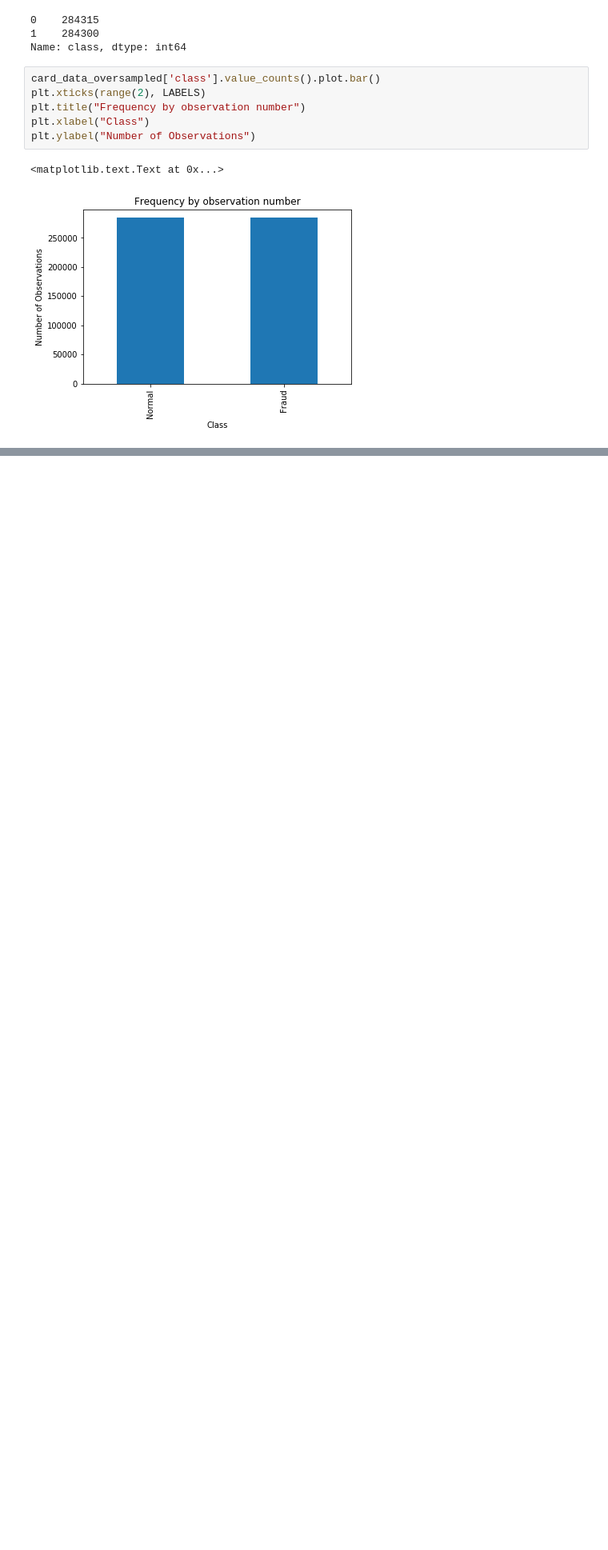
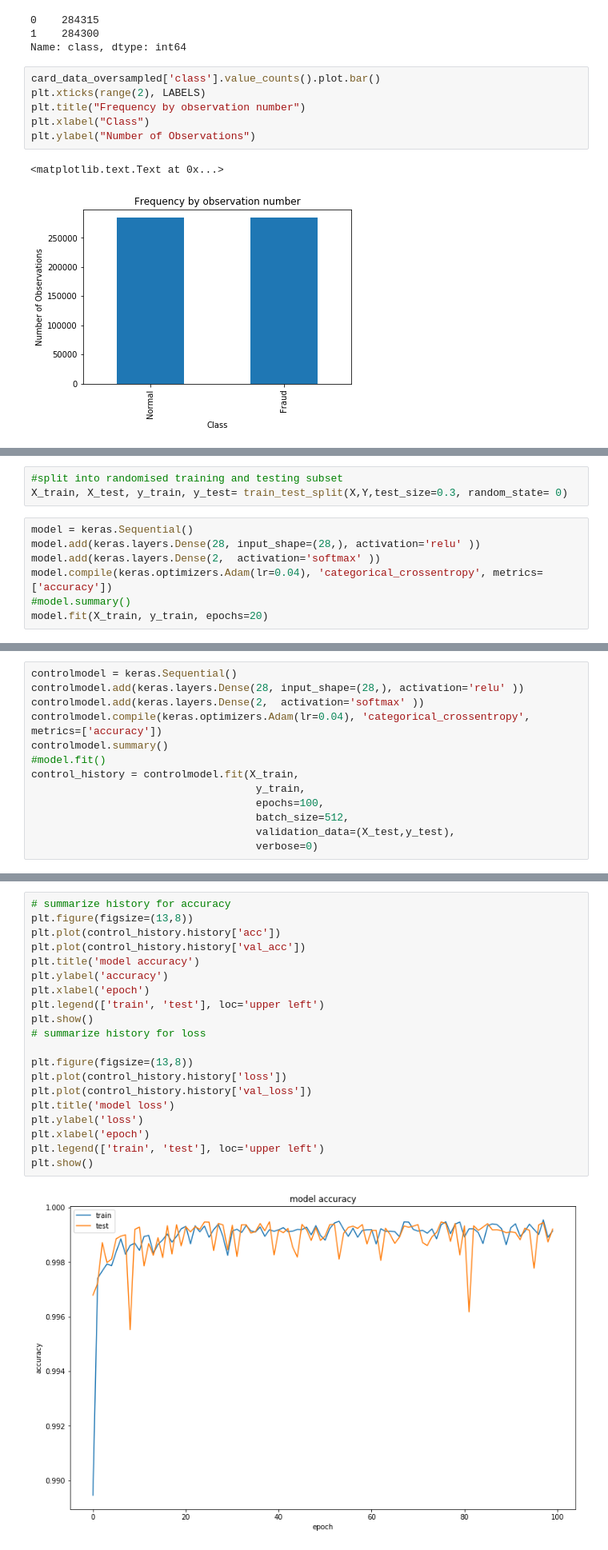
Before and after one commit to Bnic3/creditcard_fraud_detector, a Jupyter notebook: fraud_detector/fraud_detector.ipynb, the cells around one changed output, grey strips where cells are left out. Shown: that part at 80% size. Drawn from its saved outputs; the diff is of its cells as text; blank space fills up the shorter version.

```diff
--- a/fraud_detector/fraud_detector.ipynb
+++ b/fraud_detector/fraud_detector.ipynb
@@ -174,0 +191,10 @@ plt.ylabel("Number of Observations")
+# %%
+#split into randomised training and testing subset
+X_train, X_test, y_train, y_test= train_test_split(X,Y,test_size=0.3, random_state= 0)
+# %%
+model = keras.Sequential()
+model.add(keras.layers.Dense(28, input_shape=(28,), activation='relu' ))
+model.add(keras.layers.Dense(2,  activation='softmax' ))
+model.compile(keras.optimizers.Adam(lr=0.04), 'categorical_crossentropy', metrics=['accuracy'])
+#model.summary()
+model.fit(X_train, y_train, epochs=20)
@@ -174,0 +220,13 @@ plt.ylabel("Number of Observations")
+# %%
+controlmodel = keras.Sequential()
+controlmodel.add(keras.layers.Dense(28, input_shape=(28,), activation='relu' ))
+controlmodel.add(keras.layers.Dense(2,  activation='softmax' ))
+controlmodel.compile(keras.optimizers.Adam(lr=0.04), 'categorical_crossentropy', metrics=['accuracy'])
+controlmodel.summary()
+#model.fit()
+control_history = controlmodel.fit(X_train,
+                                    y_train,
+                                    epochs=100,
+                                    batch_size=512,
+                                    validation_data=(X_test,y_test),
+                                    verbose=0)
@@ -174,0 +270,22 @@ plt.ylabel("Number of Observations")
+# %%
+# summarize history for accuracy
+plt.figure(figsize=(13,8))
+plt.plot(control_history.history['acc'])
+plt.plot(control_history.history['val_acc'])
+plt.title('model accuracy')
+plt.ylabel('accuracy')
+plt.xlabel('epoch')
+plt.legend(['train', 'test'], loc='upper left')
+plt.show()
+# summarize history for loss
+
+plt.figure(figsize=(13,8))
+plt.plot(control_history.history['loss'])
+plt.plot(control_history.history['val_loss'])
+plt.title('model loss')
+plt.ylabel('loss')
+plt.xlabel('epoch')
+plt.legend(['train', 'test'], loc='upper left')
+plt.show()
+# %% [output]
+[figure, added]
```
Also changed, not shown: parts of 25 cells of this notebook, 2 other files.
